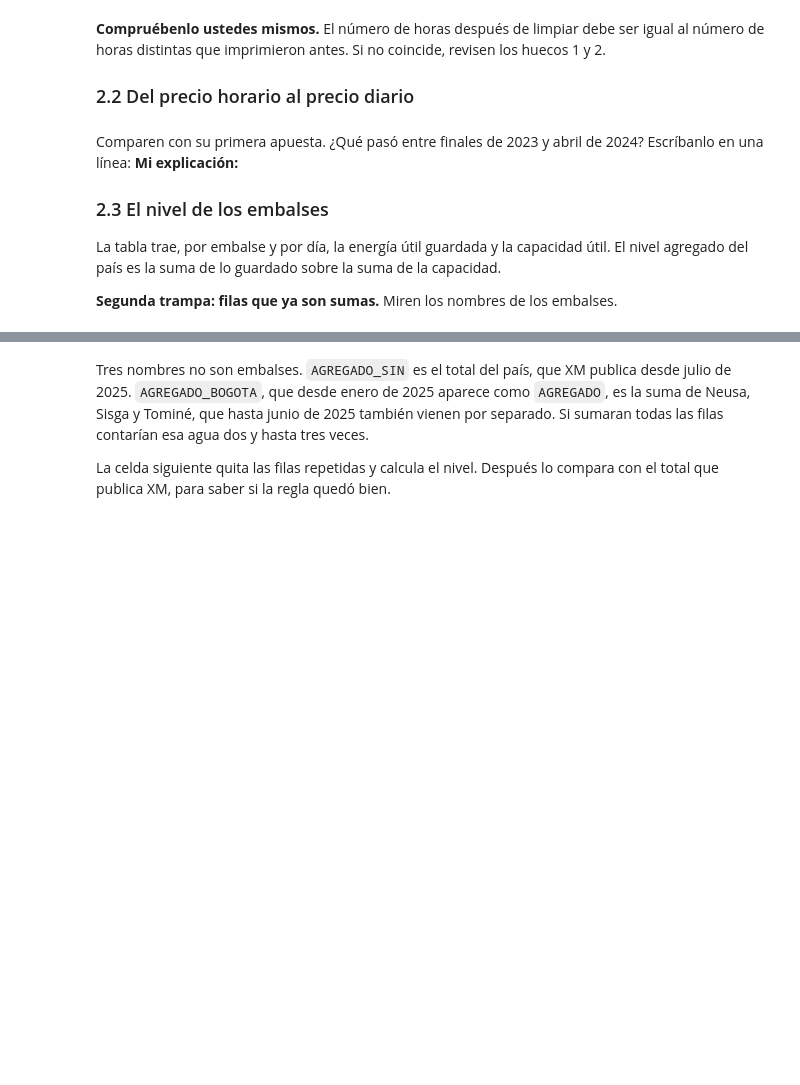
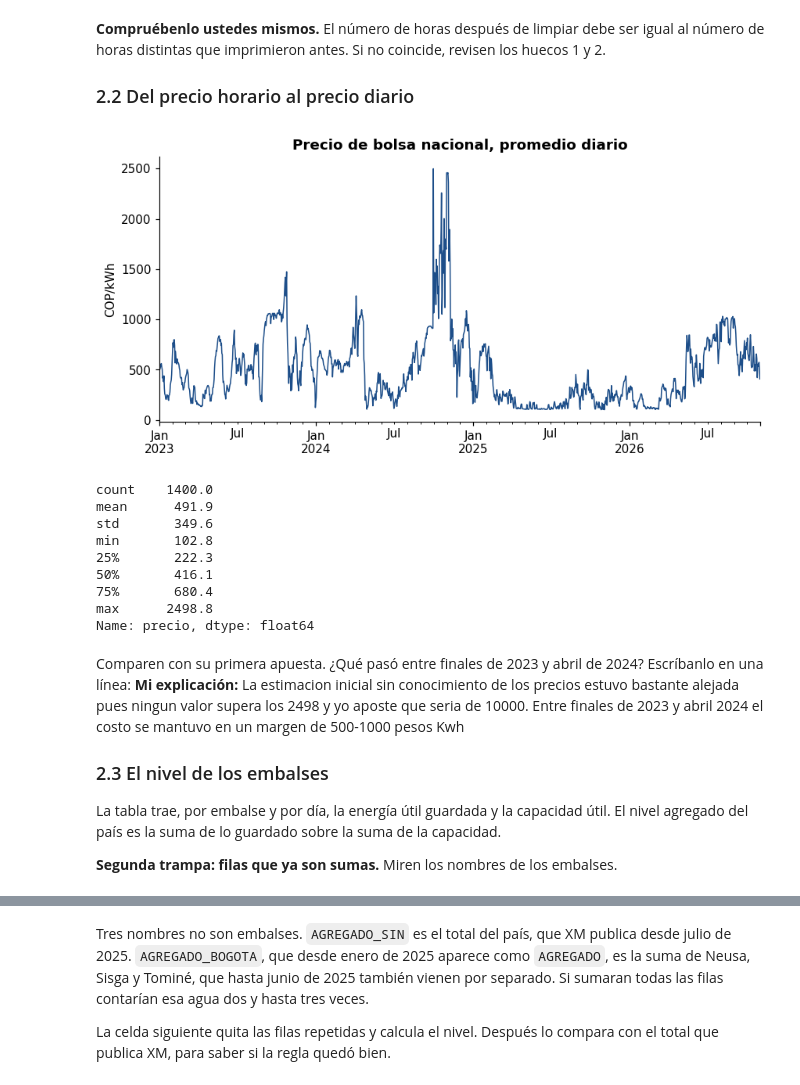
Before and after one commit to hslein/Especializacion_Estadistica, a Jupyter notebook: 01b_el_precio_de_la_luz.ipynb, the cells around one changed output, grey strips where cells are left out. Drawn from its saved outputs; the diff is of its cells as text; code cells hidden in the pictures; blank space fills up the shorter version.

```diff
--- a/01b_el_precio_de_la_luz.ipynb
+++ b/01b_el_precio_de_la_luz.ipynb
@@ -93,12 +149,12 @@ El mismo día vale más de 7.000 pesos según unas versiones y menos de 2.500 se
 
 Esta regla es una decisión de modelación que tomé mirando el dato, sin tener a la mano la definición oficial de cada sigla. Anótenla en la bitácora y, en la sección de riesgos, digan qué habría que consultarle a XM.
 # %%
-nacional = precio_crudo[precio_crudo["CodigoVariable"] == ____].copy()   # HUECO 1: el código del precio nacional, entre comillas
+nacional = precio_crudo[precio_crudo["CodigoVariable"] == "PB_Nal"].copy()   # HUECO 1: el código del precio nacional, entre comillas
 
 preferencia = ["TX8", "TX7", "TX6", "TX5", "TX4", "TX3", "TX2", "TX1", "TXF", "TXR"]
 nacional["orden"] = nacional["Version"].map({v: i for i, v in enumerate(preferencia)})
 horario = (nacional.sort_values(["FechaHora", "orden"])
-           .drop_duplicates("FechaHora", keep=____))                       # HUECO 2: "first" o "last". ¿Cuál deja la versión preferida?
+           .drop_duplicates("FechaHora", keep= "first"))                       # HUECO 2: "first" o "last". ¿Cuál deja la versión preferida?
 
 print("Horas después de limpiar:", len(horario), "| ¿Alguna hora repetida?", horario["FechaHora"].duplicated().any())
 print(horario["Version"].value_counts().sort_index())
@@ -113,14 +184,25 @@ display(registro.tabla("Registro de limpieza del precio"))
 ### 2.2 Del precio horario al precio diario
 # %%
 horario["fecha"] = pd.to_datetime(horario["FechaHora"]).dt.normalize()
-precio = horario.groupby("fecha")["Valor"].____().rename("precio")           # HUECO 3: la operación que resume las 24 horas en un promedio
+precio = horario.groupby("fecha")["Valor"].mean().rename("precio")           # HUECO 3: la operación que resume las 24 horas en un promedio
 
 ax = precio.plot(color="#1D4E89", lw=1)
 ax.set(title="Precio de bolsa nacional, promedio diario", xlabel="", ylabel="COP/kWh"); plt.show()
 print(precio.describe().round(1))
+# %% [output]
+[figure, added]
+count    1400.0
+mean      491.9
+std       349.6
+min       102.8
+25%       222.3
+50%       416.1
+75%       680.4
+max      2498.8
+Name: precio, dtype: float64
 # %% [markdown]
 Comparen con su primera apuesta. ¿Qué pasó entre finales de 2023 y abril de 2024? Escríbanlo en una línea: **Mi explicación:**
-
+La estimacion inicial sin conocimiento de los precios estuvo bastante alejada pues ningun valor supera los 2498 y yo aposte que seria de 10000. Entre finales de 2023 y abril 2024 el costo se mantuvo en un margen de 500-1000 pesos Kwh
 ### 2.3 El nivel de los embalses
 
 La tabla trae, por embalse y por día, la energía útil guardada y la capacidad útil. El nivel agregado del país es la suma de lo guardado sobre la suma de la capacidad.
```
Also changed, not shown: parts of 13 cells of this notebook.
